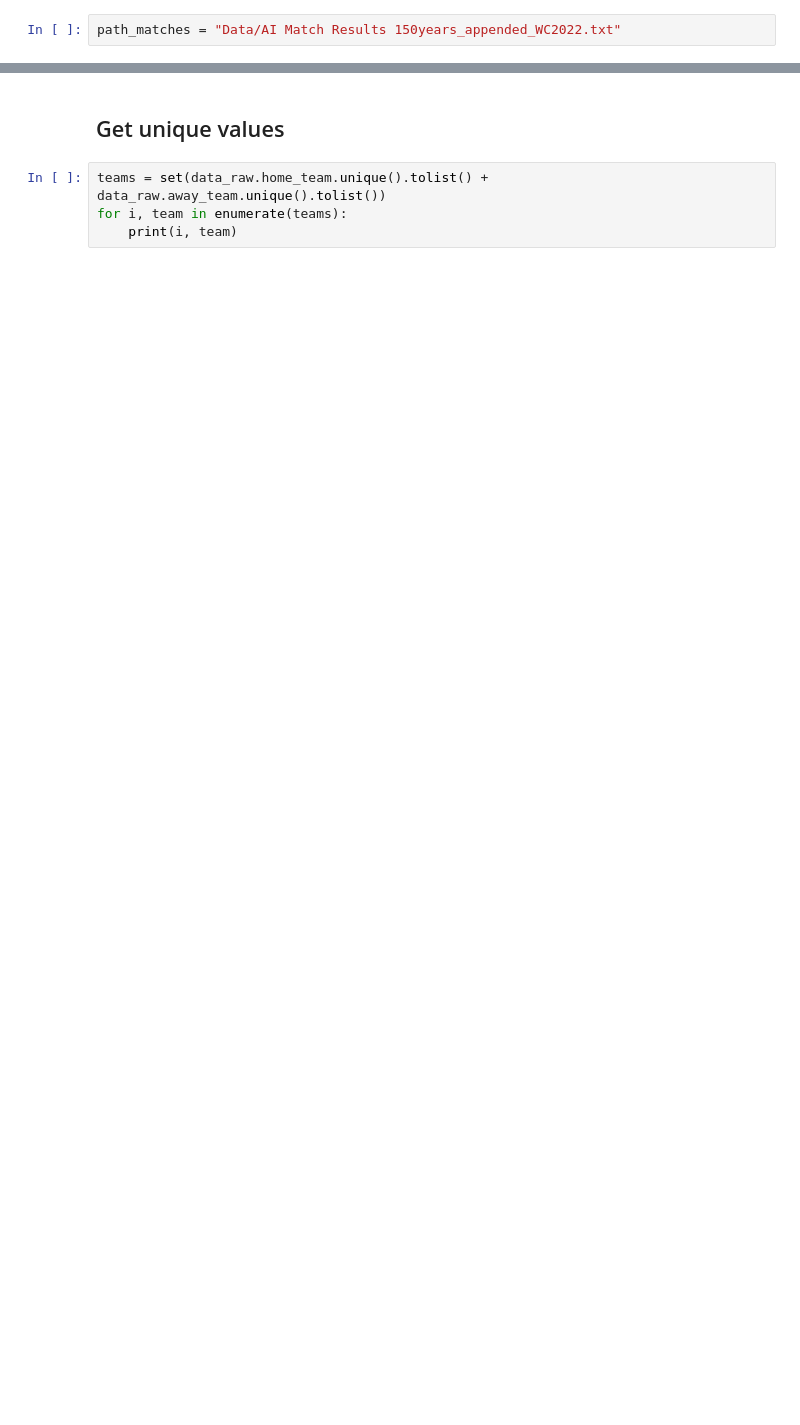
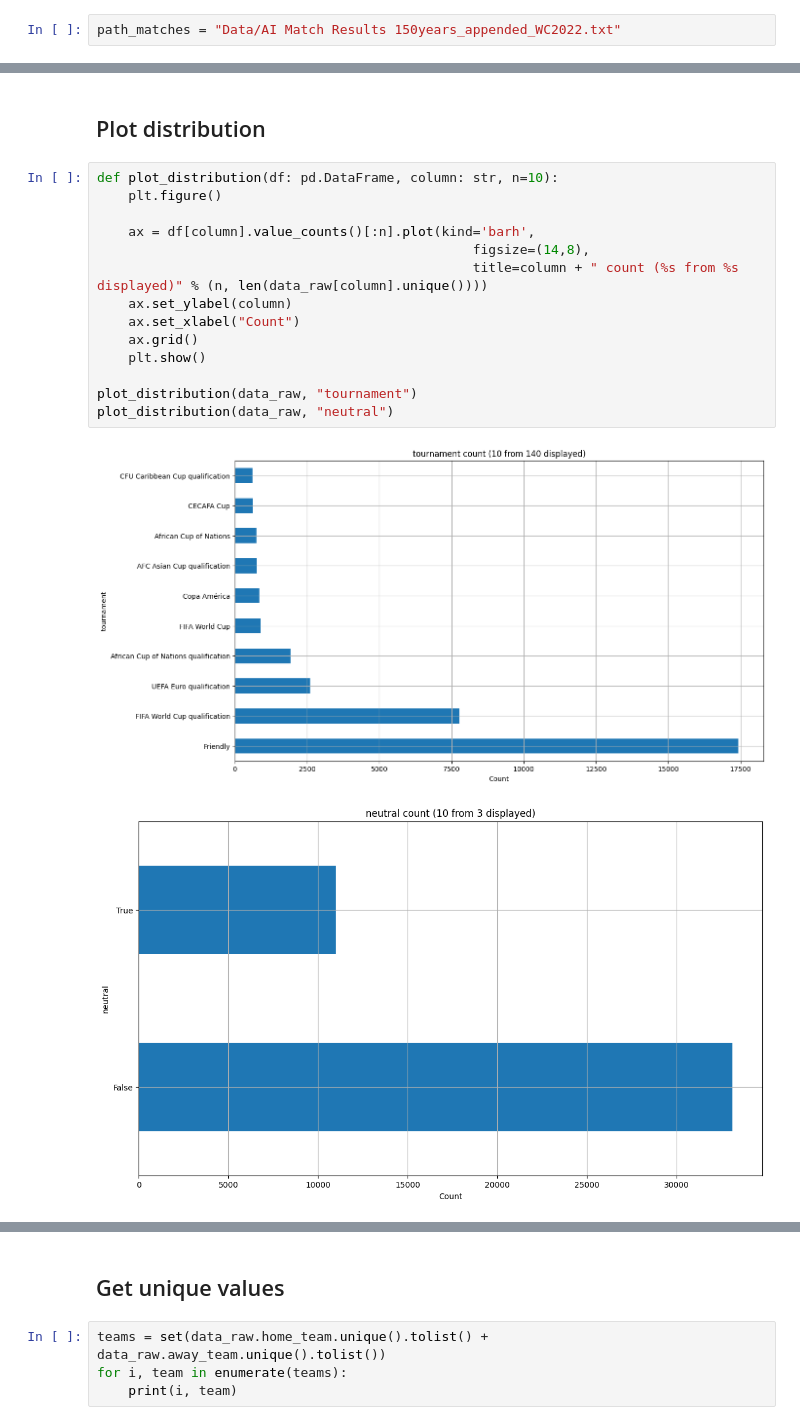
Before and after one commit to bulkam/AIMatch, a Jupyter notebook: EDA_m.ipynb, the cells around one changed output, grey strips where cells are left out. Saved outputs shown, nothing was run; the diff lists cells and outputs as text; blank space fills up the shorter version.

```diff
--- a/EDA_m.ipynb
+++ b/EDA_m.ipynb
@@ -37,0 +72,19 @@ display(data_raw.tail(50))
+# %% [markdown]
+## Plot distribution
+# %%
+def plot_distribution(df: pd.DataFrame, column: str, n=10):
+    plt.figure()
+
+    ax = df[column].value_counts()[:n].plot(kind='barh',
+                                                figsize=(14,8),
+                                                title=column + " count (%s from %s displayed)" % (n, len(data_raw[column].unique())))
+    ax.set_ylabel(column)
+    ax.set_xlabel("Count")
+    ax.grid()
+    plt.show()
+
+plot_distribution(data_raw, "tournament")
+plot_distribution(data_raw, "neutral")
+# %% [output]
+[figure, added]
+[figure, added]
```
Also changed, not shown: parts of 11 cells of this notebook, 2 other files.
